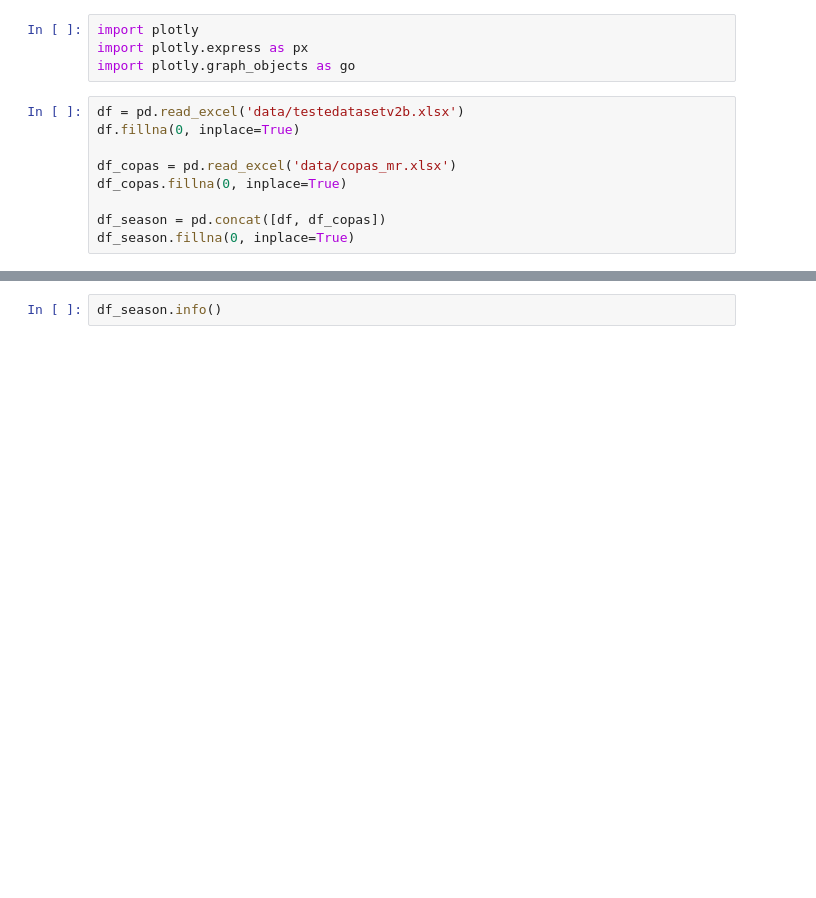
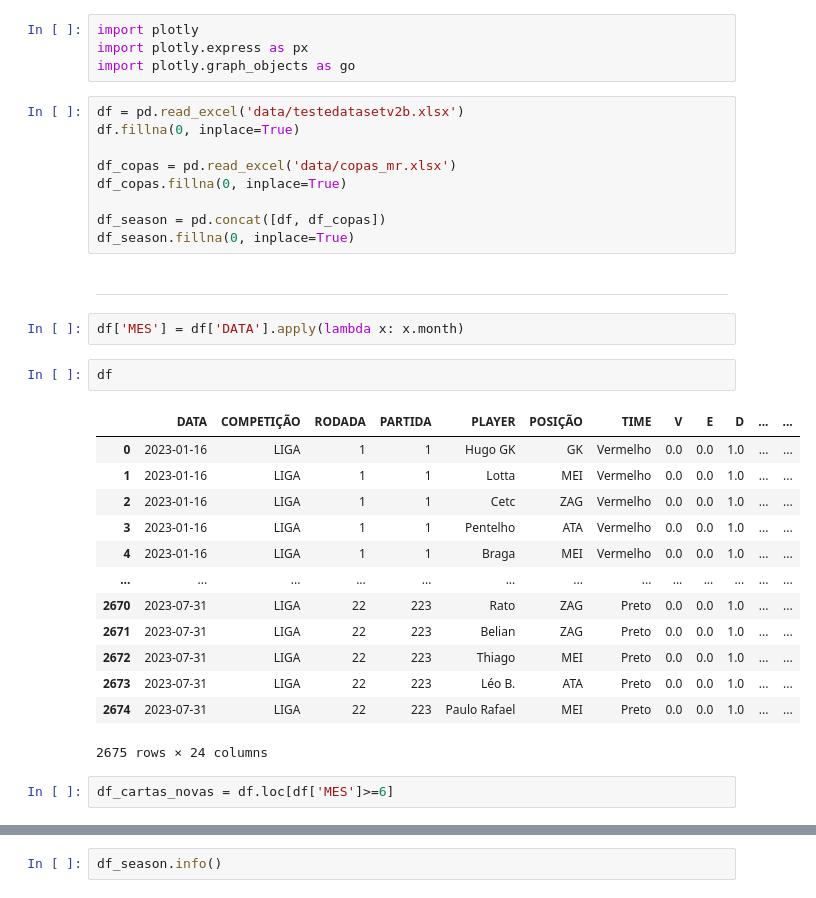
Before and after one commit to talesaraujoc/mrleague_v2_web_app, a Jupyter notebook: notebook_test.ipynb, the cells around one changed output, grey strips where cells are left out. Saved outputs shown, nothing was run; the diff lists cells and outputs as text; blank space fills up the shorter version.

```diff
--- a/notebook_test.ipynb
+++ b/notebook_test.ipynb
@@ -15,3 +15,25 @@ df_copas.fillna(0, inplace=True)
 
 df_season = pd.concat([df, df_copas])
 df_season.fillna(0, inplace=True)
+# %% [markdown]
+----
+# %%
+df['MES'] = df['DATA'].apply(lambda x: x.month)
+# %%
+df
+# %% [output]
+|  | DATA | COMPETIÇÃO | RODADA | PARTIDA | PLAYER | POSIÇÃO | TIME | V | E | D | ... | ... |
+| 0 | 2023-01-16 | LIGA | 1 | 1 | Hugo GK | GK | Vermelho | 0.0 | 0.0 | 1.0 | ... | ... |
+| 1 | 2023-01-16 | LIGA | 1 | 1 | Lotta | MEI | Vermelho | 0.0 | 0.0 | 1.0 | ... | ... |
+| 2 | 2023-01-16 | LIGA | 1 | 1 | Cetc | ZAG | Vermelho | 0.0 | 0.0 | 1.0 | ... | ... |
+| 3 | 2023-01-16 | LIGA | 1 | 1 | Pentelho | ATA | Vermelho | 0.0 | 0.0 | 1.0 | ... | ... |
+| 4 | 2023-01-16 | LIGA | 1 | 1 | Braga | MEI | Vermelho | 0.0 | 0.0 | 1.0 | ... | ... |
+| ... | ... | ... | ... | ... | ... | ... | ... | ... | ... | ... | ... | ... |
+| 2670 | 2023-07-31 | LIGA | 22 | 223 | Rato | ZAG | Preto | 0.0 | 0.0 | 1.0 | ... | ... |
+| 2671 | 2023-07-31 | LIGA | 22 | 223 | Belian | ZAG | Preto | 0.0 | 0.0 | 1.0 | ... | ... |
+| 2672 | 2023-07-31 | LIGA | 22 | 223 | Thiago | MEI | Preto | 0.0 | 0.0 | 1.0 | ... | ... |
+| 2673 | 2023-07-31 | LIGA | 22 | 223 | Léo B. | ATA | Preto | 0.0 | 0.0 | 1.0 | ... | ... |
+| 2674 | 2023-07-31 | LIGA | 22 | 223 | Paulo Rafael | MEI | Preto | 0.0 | 0.0 | 1.0 | ... | ... |
+2675 rows × 24 columns
+# %%
+df_cartas_novas = df.loc[df['MES']>=6]
```
Also changed, not shown: parts of 5 cells of this notebook.
